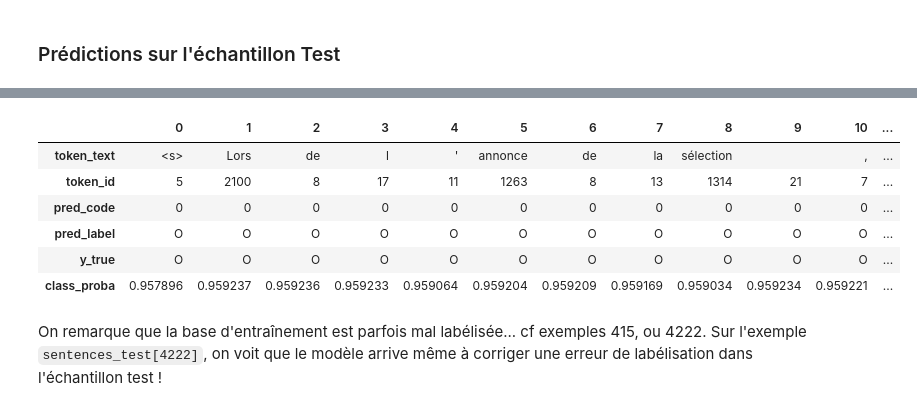
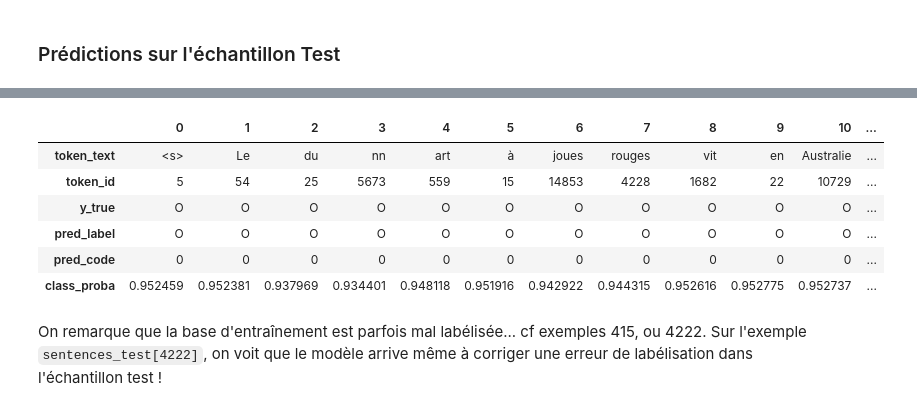
Before and after one commit to PierreDesmet/SIECGALE, a Jupyter notebook: notebooks/1 - NER PyTorch - version fr.ipynb, the cells around one changed output, grey strips where cells are left out. Drawn from its saved outputs; the diff is of its cells as text; code cells hidden in the pictures.

```diff
--- a/notebooks/1 - NER PyTorch - version fr.ipynb
+++ b/notebooks/1 - NER PyTorch - version fr.ipynb
@@ -391,10 +345,10 @@ print(' '.join(test_dataset.texts[i]))
 single_example = {k: single_example[k].unsqueeze(0) for k in single_example}
 with torch.no_grad():
     _ = model.eval()
-    output, loss = model(**single_example)
+    loss, output = model(**single_example)
 
 # Retrait des tokens qui ne contribuent pas à la loss (CLS, SEP, PAD) :
-output = output[single_example['mask'] == 1]
+output = output[single_example['attention_mask'] == 1]
 
 predictions_probas = nn.functional.softmax(output, dim=1).detach().squeeze()
 predictions_probas, predictions_classes = torch.max(predictions_probas, dim=1)
@@ -425,23 +357,23 @@ test_dataset.getitem_enrichi(i)
 # %%
-nb_tokens = single_example['mask'].sum().item()
-ids = single_example['ids'].squeeze()[:nb_tokens]
+nb_tokens = single_example['attention_mask'].sum().item()
+ids = single_example['input_ids'].squeeze()[:nb_tokens]
 
 pd.DataFrame({
     'token_text': [EntityDataset.tokenizer.decode([token]) for token in ids],
     'token_id': ids,
+    'y_true': ordinal_enc_NER.inverse_transform(single_example['labels'].squeeze()[:nb_tokens].reshape(-1, 1)).squeeze(),
+    'pred_label': ordinal_enc_NER.inverse_transform(predictions_classes.reshape(-1, 1)).squeeze(),
     'pred_code': predictions_classes,
-    'pred_label': ordinal_enc_NER.inverse_transform(predictions_classes.reshape(-1, 1)).squeeze(),
-    'y_true': ordinal_enc_NER.inverse_transform(single_example['target_tag'].squeeze()[:nb_tokens].reshape(-1, 1)).squeeze(),
     'class_proba': predictions_probas
 }).T
 # %% [output]
 |  | 0 | 1 | 2 | 3 | 4 | 5 | 6 | 7 | 8 | 9 | 10 | ... |
-| token_text | <s> | Lors | de | l | ' | annonce | de | la | sélection |  | , | ... |
-| token_id | 5 | 2100 | 8 | 17 | 11 | 1263 | 8 | 13 | 1314 | 21 | 7 | ... |
+| token_text | <s> | Le | du | nn | art | à | joues | rouges | vit | en | Australie | ... |
+| token_id | 5 | 54 | 25 | 5673 | 559 | 15 | 14853 | 4228 | 1682 | 22 | 10729 | ... |
+| y_true | O | O | O | O | O | O | O | O | O | O | O | ... |
+| pred_label | O | O | O | O | O | O | O | O | O | O | O | ... |
 | pred_code | 0 | 0 | 0 | 0 | 0 | 0 | 0 | 0 | 0 | 0 | 0 | ... |
-| pred_label | O | O | O | O | O | O | O | O | O | O | O | ... |
-| y_true | O | O | O | O | O | O | O | O | O | O | O | ... |
-| class_proba | 0.957896 | 0.959237 | 0.959236 | 0.959233 | 0.959064 | 0.959204 | 0.959209 | 0.959169 | 0.959034 | 0.959234 | 0.959221 | ... |
+| class_proba | 0.952459 | 0.952381 | 0.937969 | 0.934401 | 0.948118 | 0.951916 | 0.942922 | 0.944315 | 0.952616 | 0.952775 | 0.952737 | ... |
 # %% [markdown]
 On remarque que la base d'entraînement est parfois mal labélisée... cf exemples 415, ou 4222. Sur l'exemple `sentences_test[4222]`, on voit que le modèle arrive même à corriger une erreur de labélisation dans l'échantillon test !
 # %% [markdown]
```
Also changed, not shown: parts of 12 cells of this notebook, 5 other files.
